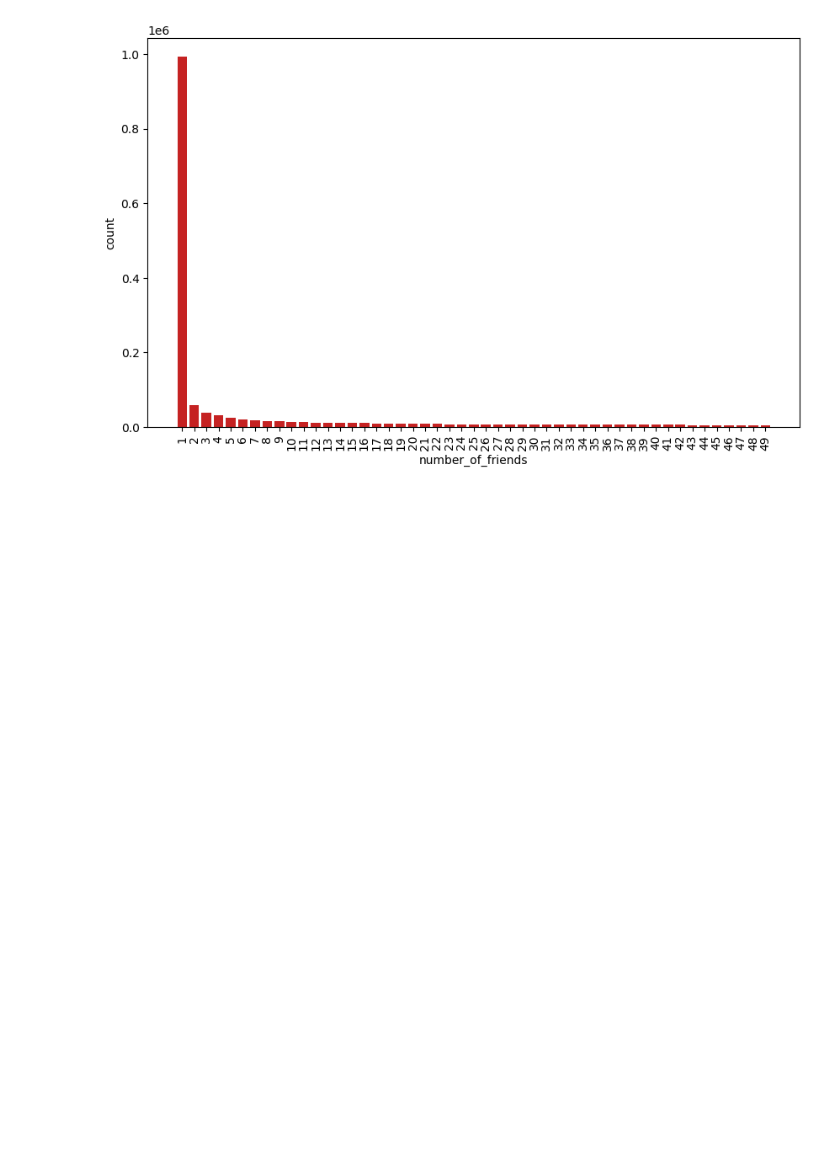
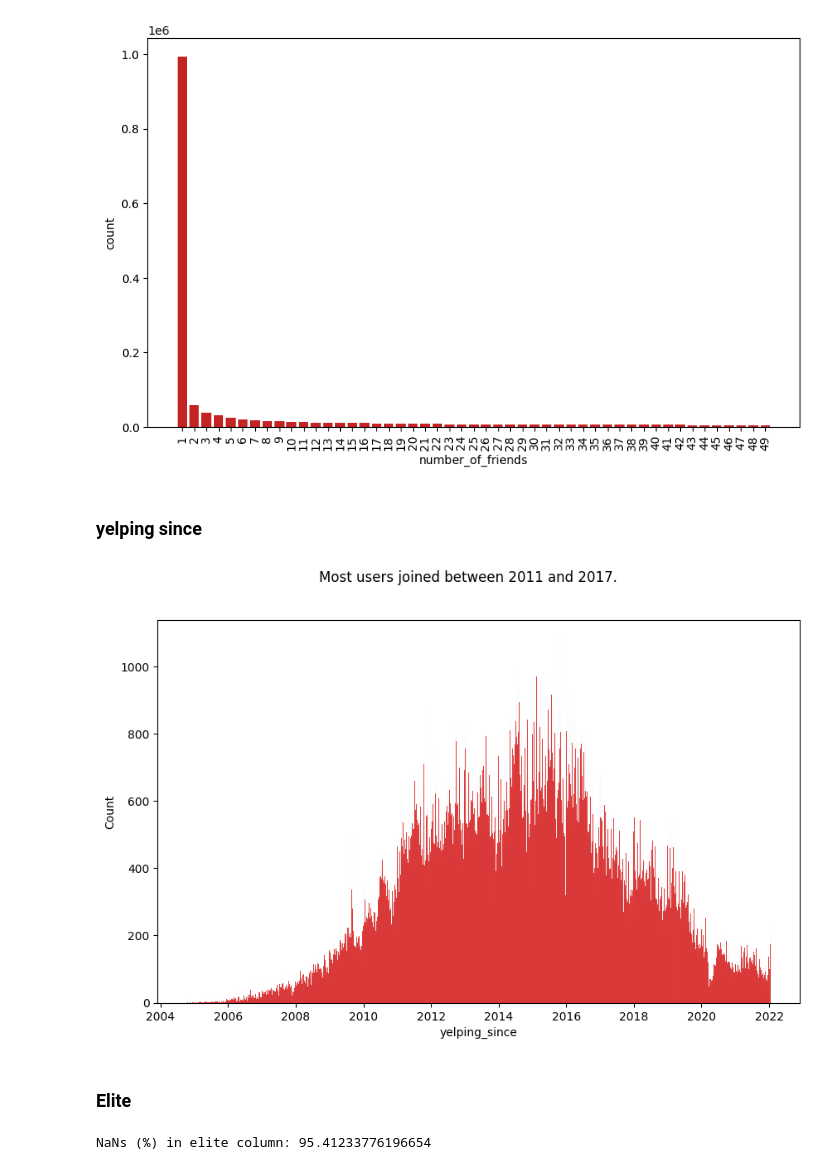
Before and after one commit to xkello/ISA-Team-8, a Jupyter notebook: EDA_basic.ipynb, the cells around one changed output. Cells and saved outputs as stored; diff of their text form; code cells hidden in the pictures; blank space fills up the shorter version.

Commit message:
adding yelping_since, elite and fans to EDA

```diff
--- a/EDA_basic.ipynb
+++ b/EDA_basic.ipynb
@@ -768,3 +769,22 @@ plt.plot()
 # %% [output]
 []
 [figure]
+# %% [markdown]
+### yelping since
+# %%
+timestamp_format = "%Y-%m-%d %H:%M:%S"
+yelping_sinces = [datetime.datetime.strptime(timestamp, timestamp_format).date() for timestamp in user["yelping_since"].tolist()]
+# %%
+plt.figure(figsize=(10, 6))
+fig = sns.histplot(data=yelping_sinces, color=YELP_RED)
+fig.set_xlabel("yelping_since")
+plt.suptitle("Most users joined between 2011 and 2017.")
+plt.show()
+# %% [output]
+[figure, added]
+# %% [markdown]
+### Elite
+# %%
+print("NaNs (%) in elite column:", 100 * float(user["elite"].isna().sum() / user["elite"].shape[0]))
+# %% [output]
+NaNs (%) in elite column: 95.41233776196654
```
Also changed, not shown: parts of 8 cells of this notebook, 1 other file.
